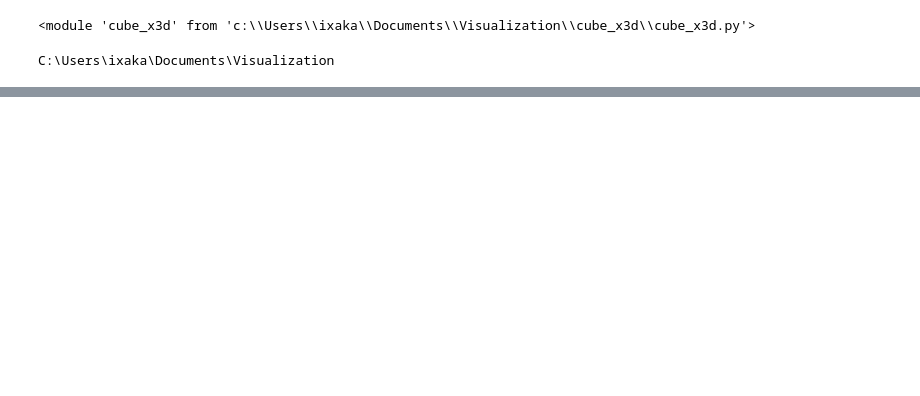
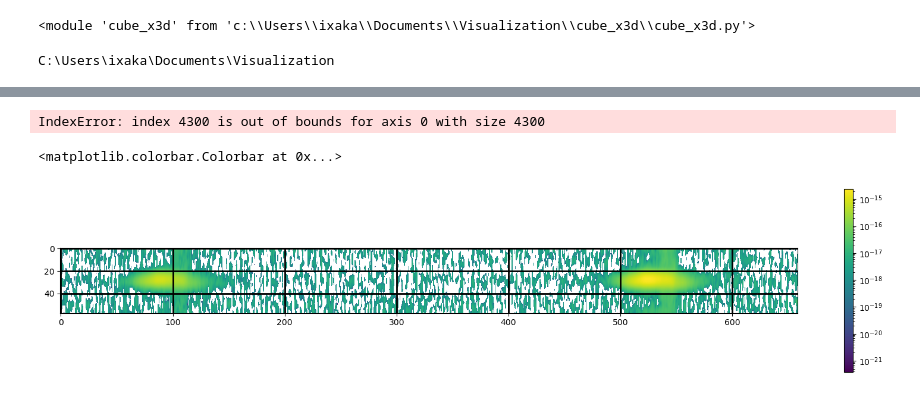
Before and after one commit to ixakalabadie/ViSL3D, a Jupyter notebook: create_3d_optical.ipynb, the cells around one changed output, grey strips where cells are left out. Drawn from its saved outputs; the diff is of its cells as text; code cells hidden in the pictures; blank space fills up the shorter version.

```diff
--- a/create_3d_optical.ipynb
+++ b/create_3d_optical.ipynb
@@ -33 +35,18 @@ WARNING: UnitsWarning: 'erg/cm2/s/A' contains multiple slashes, which is discour
+# %%
+#because the mask is for the full cube and we upload only the subcube, we need to cut the mask
+minl = np.where(mask.spectral_axis == cube.spectral_axis[0])[0][0]
+maxl = np.where(mask.spectral_axis == cube.spectral_axis[-1])[0][0]
+print(mask.spectral_axis[[minl,maxl+1]])
+print(cube.spectral_axis[[0,-1]])
+mask = mask.unmasked_data[minl:maxl+1]
+# %% [output]
+IndexError: index 4300 is out of bounds for axis 0 with size 4300
+# %%
+plt.figure(figsize=(20,4))
+plt.imshow(cube.unmasked_data[3460:nz-181,25,].T, cmap='viridis', norm='log')
+plt.grid(c='k', lw=2)
+plt.colorbar()
+# %% [output]
+<matplotlib.colorbar.Colorbar at 0x...>
+[figure, added]
 # %%
```
Also changed, not shown: parts of 26 cells of this notebook, 1 other file.
